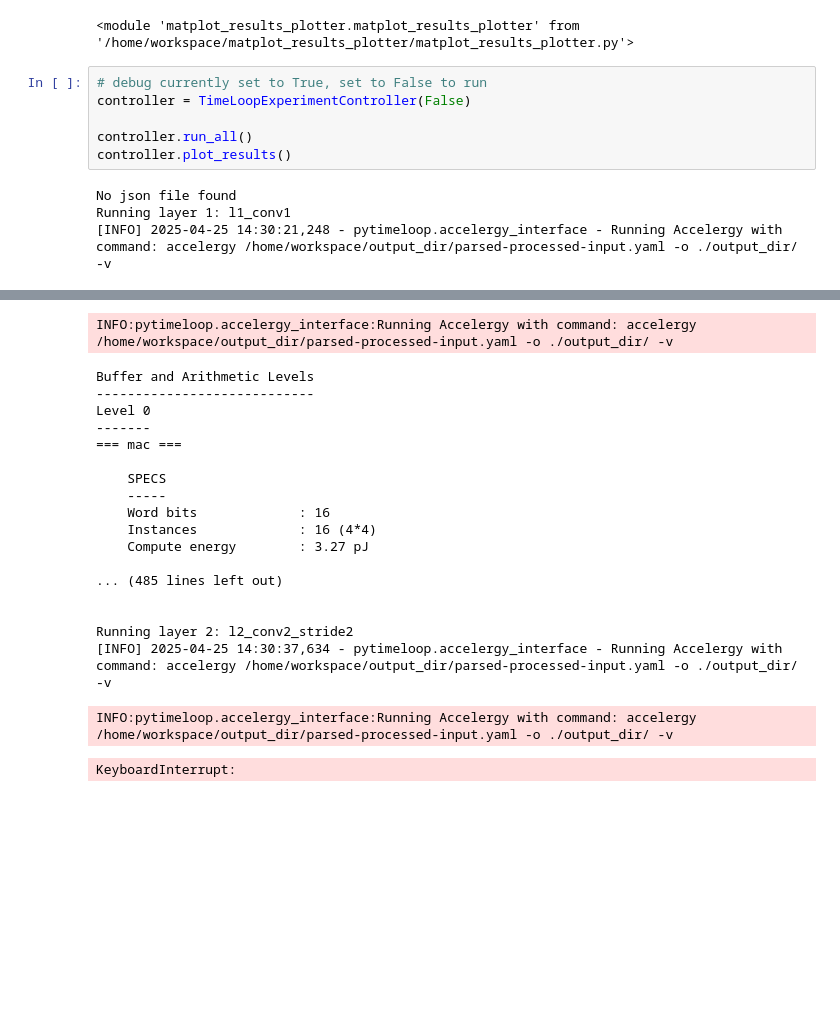
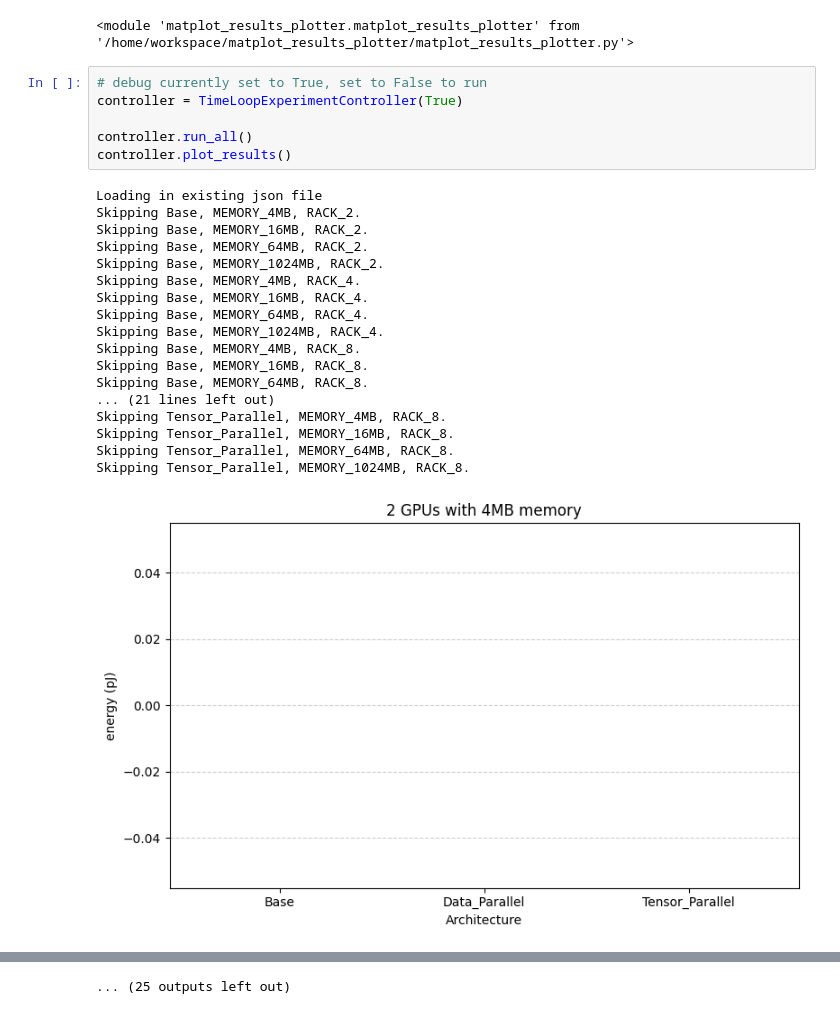
Before and after one commit to feadebekun2/6.593-final, a Jupyter notebook: workspace/tester.ipynb, the cells around one changed output, grey strips where cells are left out. Cells and saved outputs as stored; diff of their text form; blank space fills up the shorter version.

```diff
--- a/workspace/tester.ipynb
+++ b/workspace/tester.ipynb
@@ -18,11 +18,26 @@ importlib.reload(matplot_results_plotter.matplot_results_plotter)
 <module 'matplot_results_plotter.matplot_results_plotter' from '/home/workspace/matplot_results_plotter/matplot_results_plotter.py'>
 # %%
 # debug currently set to True, set to False to run
-controller = TimeLoopExperimentController(False)
+controller = TimeLoopExperimentController(True)
 
 controller.run_all()
 controller.plot_results()
 # %% [output]
-No json file found
-Running layer 1: l1_conv1
-[INFO] 2025-04-25 14:30:21,248 - pytimeloop.accelergy_interface - Running Accelergy with command: accelergy /home/workspace/output_dir/parsed-processed-input.yaml -o ./output_dir/ -v
+Loading in existing json file
+Skipping Base, MEMORY_4MB, RACK_2.
+Skipping Base, MEMORY_16MB, RACK_2.
+Skipping Base, MEMORY_64MB, RACK_2.
+Skipping Base, MEMORY_1024MB, RACK_2.
+Skipping Base, MEMORY_4MB, RACK_4.
+Skipping Base, MEMORY_16MB, RACK_4.
+Skipping Base, MEMORY_64MB, RACK_4.
+Skipping Base, MEMORY_1024MB, RACK_4.
+Skipping Base, MEMORY_4MB, RACK_8.
+Skipping Base, MEMORY_16MB, RACK_8.
+Skipping Base, MEMORY_64MB, RACK_8.
+... (21 lines left out)
+Skipping Tensor_Parallel, MEMORY_4MB, RACK_8.
+Skipping Tensor_Parallel, MEMORY_16MB, RACK_8.
+Skipping Tensor_Parallel, MEMORY_64MB, RACK_8.
+Skipping Tensor_Parallel, MEMORY_1024MB, RACK_8.
+[figure, added]
@@ -29,20 +54 @@ Running layer 1: l1_conv1
-INFO:pytimeloop.accelergy_interface:Running Accelergy with command: accelergy /home/workspace/output_dir/parsed-processed-input.yaml -o ./output_dir/ -v
+... (25 outputs left out)
-Buffer and Arithmetic Levels
-----------------------------
-Level 0
--------
-=== mac ===
-
-    SPECS
-    -----
-    Word bits             : 16
-    Instances             : 16 (4*4)
-    Compute energy        : 3.27 pJ
-
-... (485 lines left out)
-
-
-Running layer 2: l2_conv2_stride2
-[INFO] 2025-04-25 14:30:37,634 - pytimeloop.accelergy_interface - Running Accelergy with command: accelergy /home/workspace/output_dir/parsed-processed-input.yaml -o ./output_dir/ -v
-INFO:pytimeloop.accelergy_interface:Running Accelergy with command: accelergy /home/workspace/output_dir/parsed-processed-input.yaml -o ./output_dir/ -v
-KeyboardInterrupt:
```
Also changed, not shown: parts of 1 cell of this notebook, 26 other files.
